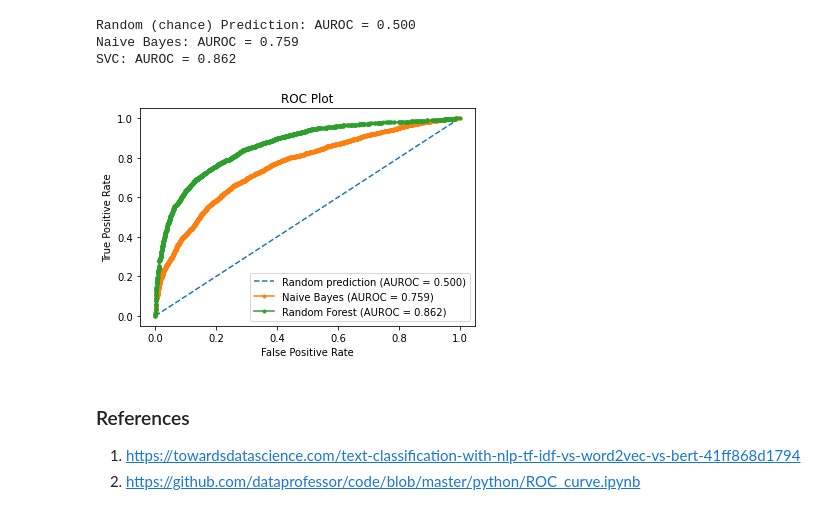
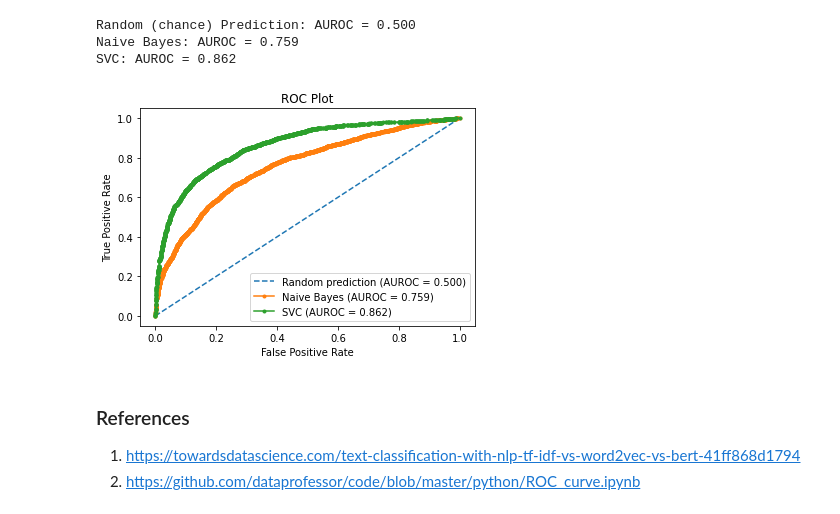
Before and after one commit to Mitch-ml/CS254, a Jupyter notebook: Code/NB_SVC.ipynb, the cells around one changed output. Saved outputs shown, nothing was run; the diff lists cells and outputs as text; code cells hidden in the pictures.

Commit message:
Fix labels

```diff
--- a/Code/NB_SVC.ipynb
+++ b/Code/NB_SVC.ipynb
@@ -223,24 +223,24 @@ SVC: AUROC = 0.862
 # %%
 # Remap y values to numeric
 y_test_num = y_test.replace({'D':0, 'R':1})
 
 # Calculate ROC curve
 r_fpr, r_tpr, _ = roc_curve(y_test_num, r_probs)
 nb_fpr, nb_tpr, _ = roc_curve(y_test_num, nb_probs[:,1])
 svc_fpr, svc_tpr, _ = roc_curve(y_test_num, svc_probs[:,1])
 
 # Plot
 plt.plot(r_fpr, r_tpr, linestyle='--', label='Random prediction (AUROC = %0.3f)' % r_auc)
 plt.plot(nb_fpr, nb_tpr, marker='.', label='Naive Bayes (AUROC = %0.3f)' % nb_auc)
-plt.plot(svc_fpr, svc_tpr, marker='.', label='Random Forest (AUROC = %0.3f)' % svc_auc)
+plt.plot(svc_fpr, svc_tpr, marker='.', label='SVC (AUROC = %0.3f)' % svc_auc)
 
 plt.title('ROC Plot')
 plt.xlabel('False Positive Rate')
 plt.ylabel('True Positive Rate')
 plt.legend()
 plt.show()
 # %% [output]
-[figure, old version]
+[figure, new version]
 # %% [markdown]
 ### References
 
```
